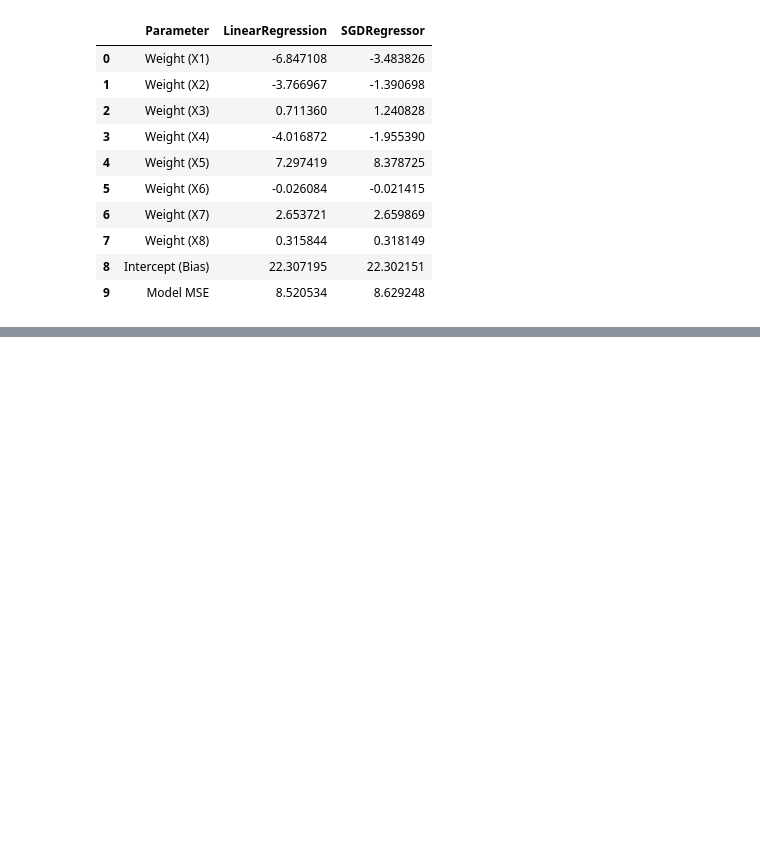
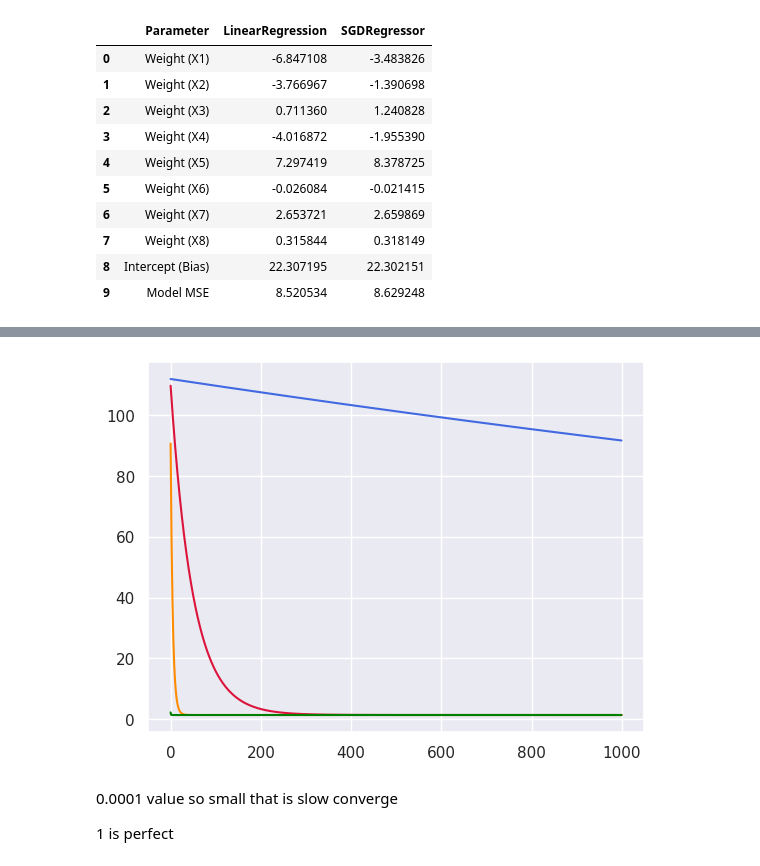
Before and after one commit to Redcoder815/Machine_learning_phitron, a Jupyter notebook: 29MultipleLinearRegressionPracticeProblem.ipynb, the cells around one changed output, grey strips where cells are left out. Drawn from its saved outputs; the diff is of its cells as text; code cells hidden in the pictures; blank space fills up the shorter version.

Commit message:
scaling, prediction, train_test_split, real world data. 4 lines in same graph and so on

```diff
--- a/29MultipleLinearRegressionPracticeProblem.ipynb
+++ b/29MultipleLinearRegressionPracticeProblem.ipynb
@@ -541,0 +591,2 @@ df_comparison
+# %%
+w_final, b_final, cost_memo_1, iter_list = gradient_descent(X_scaled, y, w_input=W_init, b_input=b_init, max_iter=1000, alpha=0.0001)
@@ -541,0 +604,2 @@ df_comparison
+# %%
+w_final, b_final, cost_memo_2, iter_list = gradient_descent(X_scaled, y, w_input=W_init, b_input=b_init, max_iter=1000, alpha=0.01)
@@ -541,0 +617,2 @@ df_comparison
+# %%
+w_final, b_final, cost_memo_3, iter_list = gradient_descent(X_scaled, y, w_input=W_init, b_input=b_init, max_iter=1000, alpha=0.1)
@@ -541,0 +630,2 @@ df_comparison
+# %%
+w_final, b_final, cost_memo_4, iter_list = gradient_descent(X_scaled, y, w_input=W_init, b_input=b_init, max_iter=1000, alpha=1)
@@ -541,0 +643,12 @@ df_comparison
+# %%
+plt.plot(iter_list, cost_memo_1, color='royalblue')
+plt.plot(iter_list, cost_memo_2, color='crimson')
+plt.plot(iter_list, cost_memo_3, color='darkorange')
+plt.plot(iter_list, cost_memo_4, color = 'green')
+plt.show()
+# %% [output]
+[figure, added]
+# %% [markdown]
+0.0001 value so small that is slow converge
+
+1 is perfect
```
Also changed, not shown: parts of 39 cells of this notebook.
